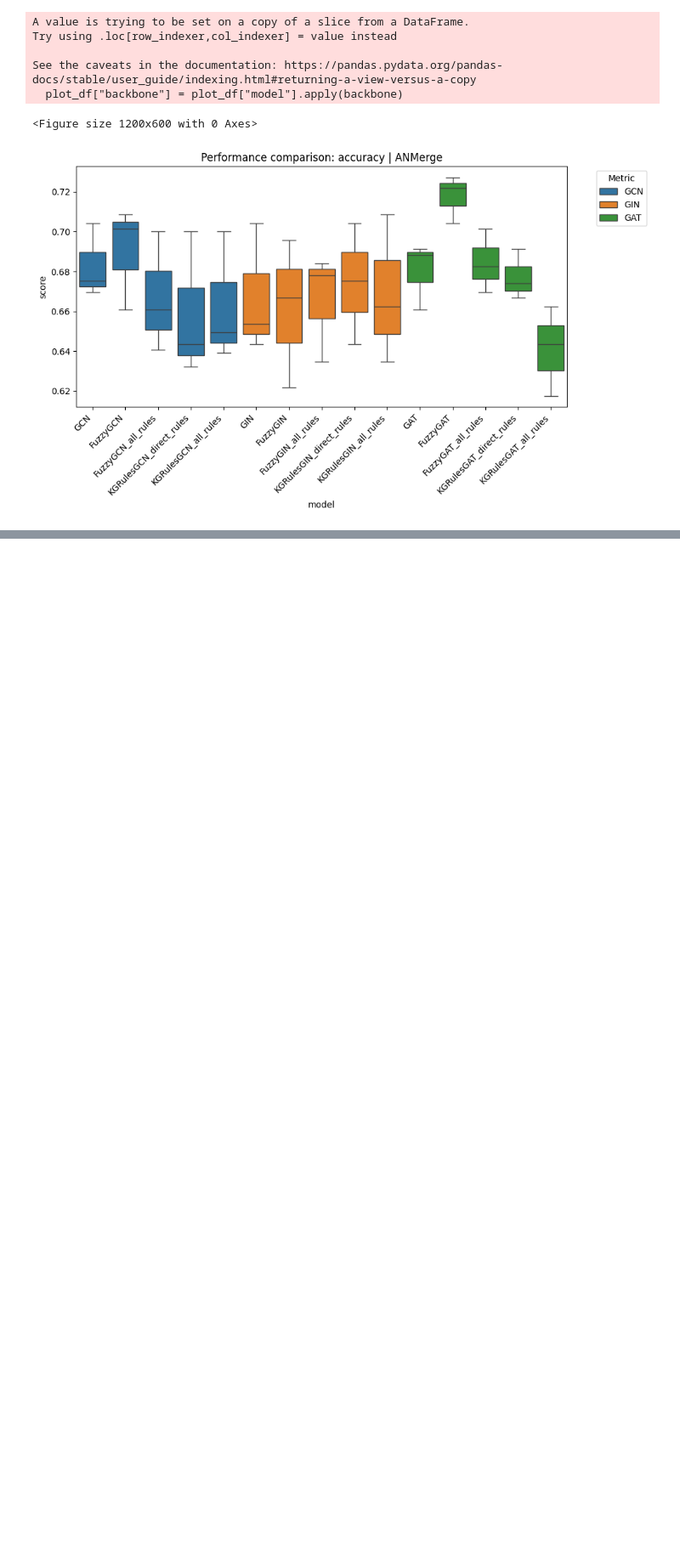
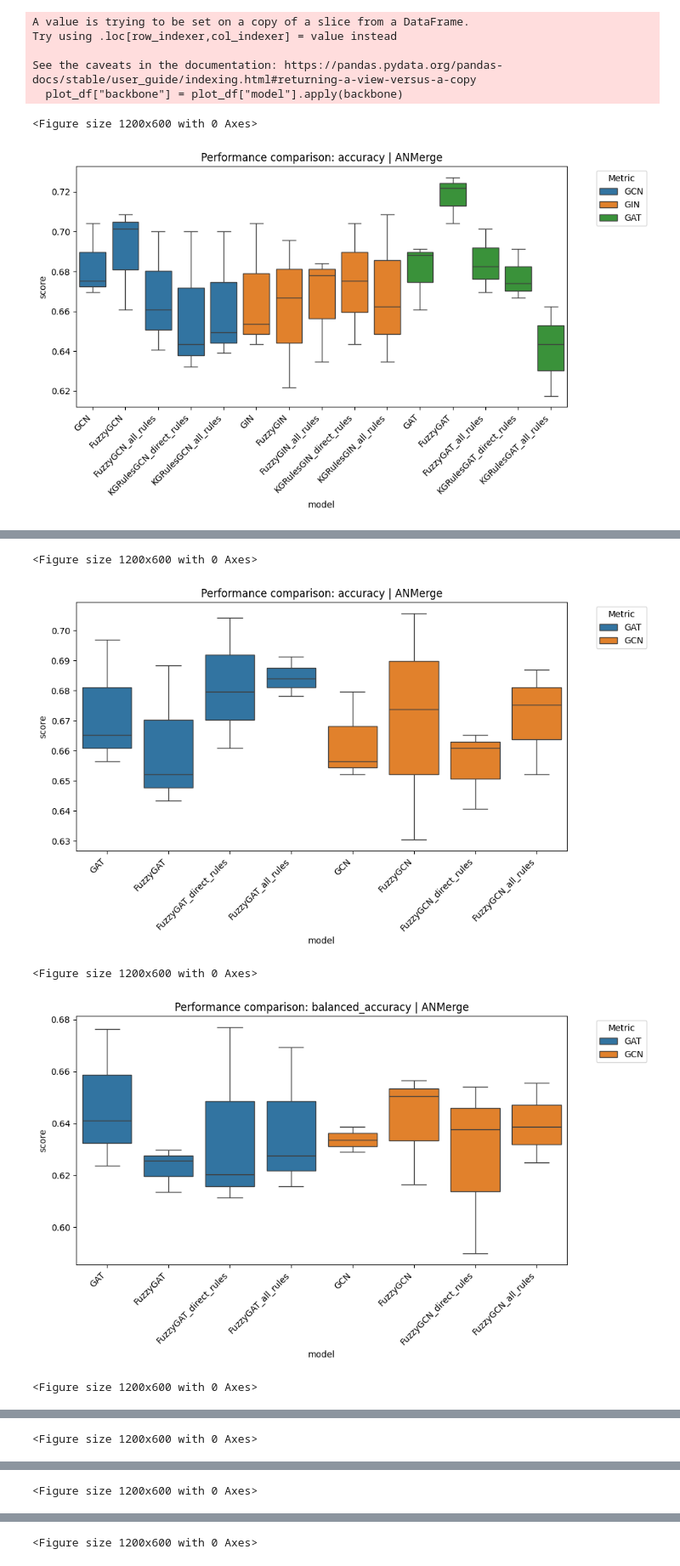
Before and after one commit to Xiaoxuan-Yu-ty/HybridKG, a Jupyter notebook: nesy_gnn/performance.ipynb, the cells around one changed output, grey strips where cells are left out. Shown at 85% size. Saved outputs shown, nothing was run; the diff lists cells and outputs as text; code cells hidden in the pictures; blank space fills up the shorter version.

Commit message:
update train nesy

```diff
--- a/nesy_gnn/performance.ipynb
+++ b/nesy_gnn/performance.ipynb
@@ -7,3 +8,8 @@ import seaborn as sns
+# %%
+final_output_dir = "../nesy_gnn/results/updated/AD_KG/ANMerge/4/GAT"
+result_path = "../nesy_gnn/results/updated/AD_KG/ANMerge/4/GAT/results.pkl"
+with open(result_path, 'rb') as f:
+    results = pickle.load(f)
 # %%
 def parse_cv_metrics(root_dir):
     dfs = []
@@ -139,0 +161,25 @@ See the caveats in the documentation: https://pandas.pydata.org/pandas-docs/stab
+# %%
+root_dir = "../nesy_gnn/results/updated/AD_KG"
+df_metrics = parse_cv_metrics(root_dir)
+df = df_metrics.melt(
+    id_vars=[
+        "dataset",
+        "k",
+        "model",
+        "fold"
+    ],
+    value_vars=['accuracy', 'balanced_accuracy', 'f1', 'f1_macro',
+       'f1_weighted', 'auroc', 'auprc'],
+    var_name="metric",
+    value_name="score",
+)
+dataset = 'ANMerge'
+for metric in ['accuracy', 'balanced_accuracy', 'f1', 'f1_macro',
+       'f1_weighted', 'auroc', 'auprc']:
+    boxplot_comparison(df, metric, dataset)
+# %% [output]
+<Figure size 1200x600 with 0 Axes>
+[figure, added]
+<Figure size 1200x600 with 0 Axes>
+[figure, added]
+<Figure size 1200x600 with 0 Axes>
@@ -139,0 +187 @@ See the caveats in the documentation: https://pandas.pydata.org/pandas-docs/stab
+<Figure size 1200x600 with 0 Axes>
@@ -139,0 +189 @@ See the caveats in the documentation: https://pandas.pydata.org/pandas-docs/stab
+<Figure size 1200x600 with 0 Axes>
@@ -139,0 +191 @@ See the caveats in the documentation: https://pandas.pydata.org/pandas-docs/stab
+<Figure size 1200x600 with 0 Axes>
```
Also changed, not shown: parts of 12 cells of this notebook, 7 other files.
